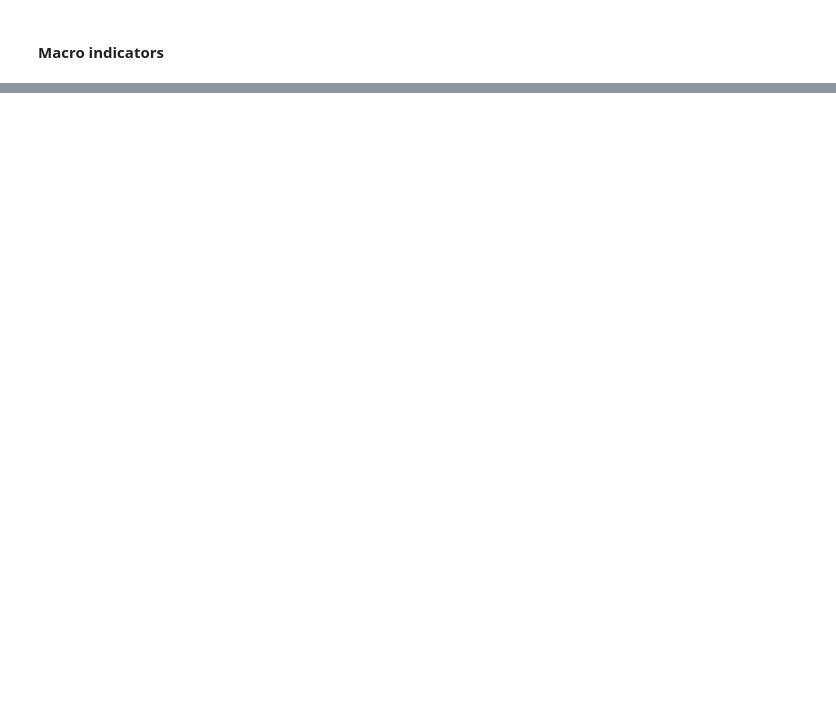
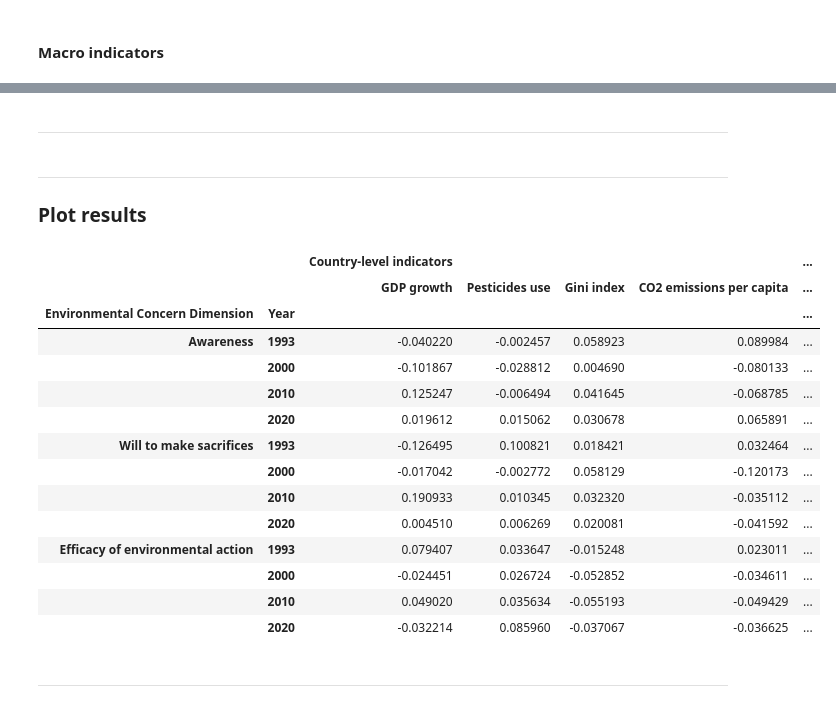
Before and after one commit to EdoardoTronconi/TesiMagistrale, a Jupyter notebook: Notebooks/PredictiveIndicators.ipynb, the cells around one changed output, grey strips where cells are left out. Cells and saved outputs as stored; diff of their text form; code cells hidden in the pictures; blank space fills up the shorter version.

```diff
--- a/Notebooks/PredictiveIndicators.ipynb
+++ b/Notebooks/PredictiveIndicators.ipynb
@@ -1215,0 +1372,8 @@ style_dataframe(data.loc[:,clustered_cols])
+# %% [markdown]
+___
+# %%
+# quick load
+predictive_indicators_mixedLM = pd.read_pickle("../Saved_variables/predictive_indicators_mixedLM.pickle")
+# %% [markdown]
+___
+### Plot results
@@ -1215,0 +1457,29 @@ style_dataframe(data.loc[:,clustered_cols])
+# %%
+data1 = cluster_dataframe(predictive_indicators_mixedLM.loc[:, ("Country-level indicators", slice(None))], row_cluster=False)
+data2 = cluster_dataframe(predictive_indicators_mixedLM.loc[:, ("Individual indicators", slice(None))], row_cluster=False)
+
+cols = [*data1.columns, *data2.columns, *predictive_indicators_mixedLM.loc[:,["Metrics"]].columns]
+#cols = [*data1.columns, *predictive_indicators_mixedLM.loc[:,["Metrics"]].columns]
+#cols = [*data2.columns, *predictive_indicators_mixedLM.loc[:,["Metrics"]].columns]
+
+#print(style_dataframe_mixedLM(predictive_indicators_mixedLM.loc[:,cols], dropConverged=True).to_latex(convert_css=True).replace("\color[HTML]{000000}",""))
+
+style_dataframe_mixedLM(predictive_indicators_mixedLM.loc[:,cols])
+# %% [output]
+|  |  | Country-level indicators |  |  |  | ... |
+|  |  | GDP growth | Pesticides use | Gini index | CO2 emissions per capita | ... |
+| Environmental Concern Dimension | Year |  |  |  |  | ... |
+| Awareness | 1993 | -0.040220 | -0.002457 | 0.058923 | 0.089984 | ... |
+|  | 2000 | -0.101867 | -0.028812 | 0.004690 | -0.080133 | ... |
+|  | 2010 | 0.125247 | -0.006494 | 0.041645 | -0.068785 | ... |
+|  | 2020 | 0.019612 | 0.015062 | 0.030678 | 0.065891 | ... |
+| Will to make sacrifices | 1993 | -0.126495 | 0.100821 | 0.018421 | 0.032464 | ... |
+|  | 2000 | -0.017042 | -0.002772 | 0.058129 | -0.120173 | ... |
+|  | 2010 | 0.190933 | 0.010345 | 0.032320 | -0.035112 | ... |
+|  | 2020 | 0.004510 | 0.006269 | 0.020081 | -0.041592 | ... |
+| Efficacy of environmental action | 1993 | 0.079407 | 0.033647 | -0.015248 | 0.023011 | ... |
+|  | 2000 | -0.024451 | 0.026724 | -0.052852 | -0.034611 | ... |
+|  | 2010 | 0.049020 | 0.035634 | -0.055193 | -0.049429 | ... |
+|  | 2020 | -0.032214 | 0.085960 | -0.037067 | -0.036625 | ... |
+# %% [markdown]
+___
```
Also changed, not shown: parts of 18 cells of this notebook, 15 other files.
